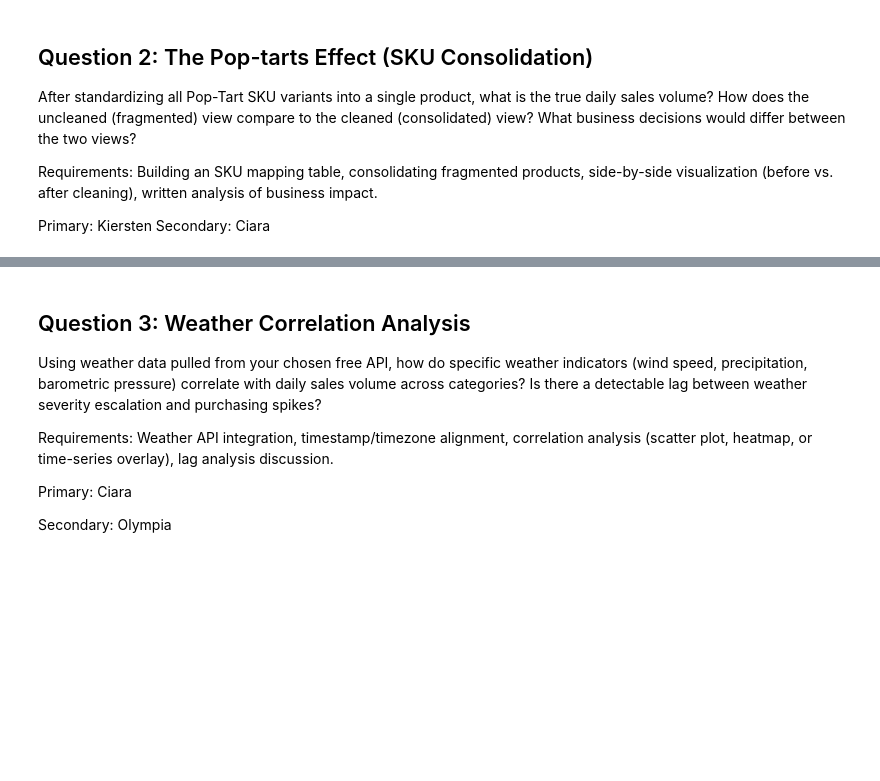
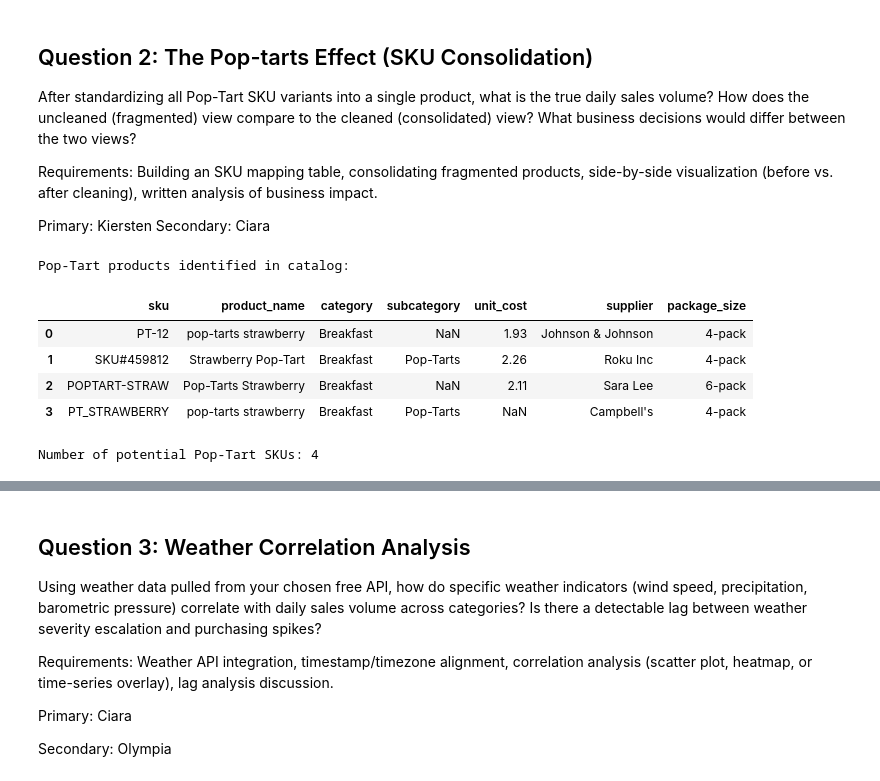
Before and after one commit to ciara-graves/walmart-hurricane-project, a Jupyter notebook: notebooks/DS2002_MidtermTeam_notebook.ipynb, the cells around one changed output, grey strips where cells are left out. Saved outputs shown, nothing was run; the diff lists cells and outputs as text; code cells hidden in the pictures; blank space fills up the shorter version.

```diff
--- a/notebooks/DS2002_MidtermTeam_notebook.ipynb
+++ b/notebooks/DS2002_MidtermTeam_notebook.ipynb
@@ -1828,3 +1829,25 @@ Requirements: Building an SKU mapping table, consolidating fragmented products,
 
 Primary: Kiersten
 Secondary: Ciara
+# %%
+
+# Search the cleaned product catalog for Pop-Tart names
+pop_tart_catalog = product_catalog_clean[
+    product_catalog_clean['product_name']
+    .astype(str)
+    .str.contains(r'pop[\s-]*tarts?', case=False, na=False)
+].copy()
+
+print("Pop-Tart products identified in catalog:")
+display(pop_tart_catalog)
+
+print("Number of potential Pop-Tart SKUs:",
+      pop_tart_catalog['sku'].nunique())
+# %% [output]
+Pop-Tart products identified in catalog:
+|  | sku | product_name | category | subcategory | unit_cost | supplier | package_size |
+| 0 | PT-12 | pop-tarts strawberry | Breakfast | NaN | 1.93 | Johnson & Johnson | 4-pack |
+| 1 | SKU#459812 | Strawberry Pop-Tart | Breakfast | Pop-Tarts | 2.26 | Roku Inc | 4-pack |
+| 2 | POPTART-STRAW | Pop-Tarts Strawberry | Breakfast | NaN | 2.11 | Sara Lee | 6-pack |
+| 3 | PT_STRAWBERRY | pop-tarts strawberry | Breakfast | Pop-Tarts | NaN | Campbell's | 4-pack |
+Number of potential Pop-Tart SKUs: 4
```
Also changed, not shown: parts of 10 cells of this notebook.
